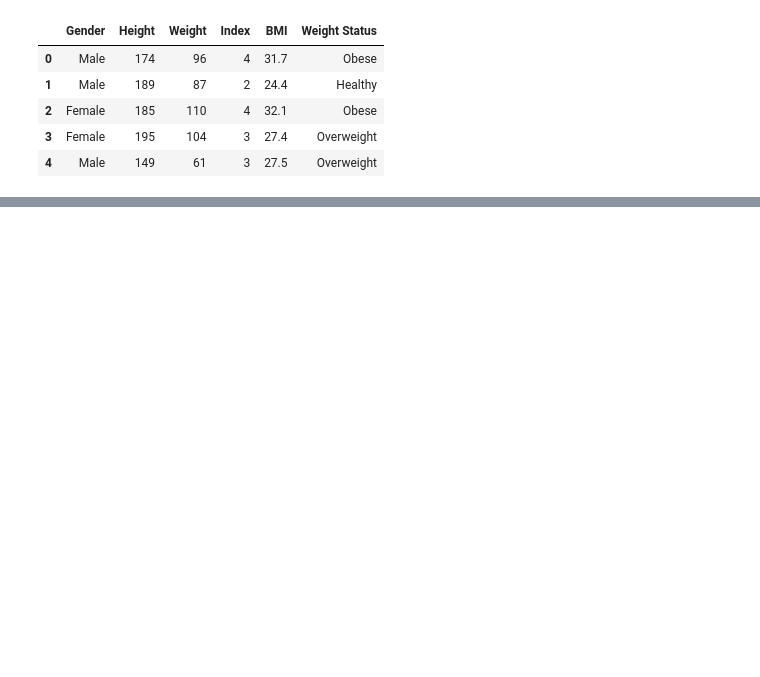
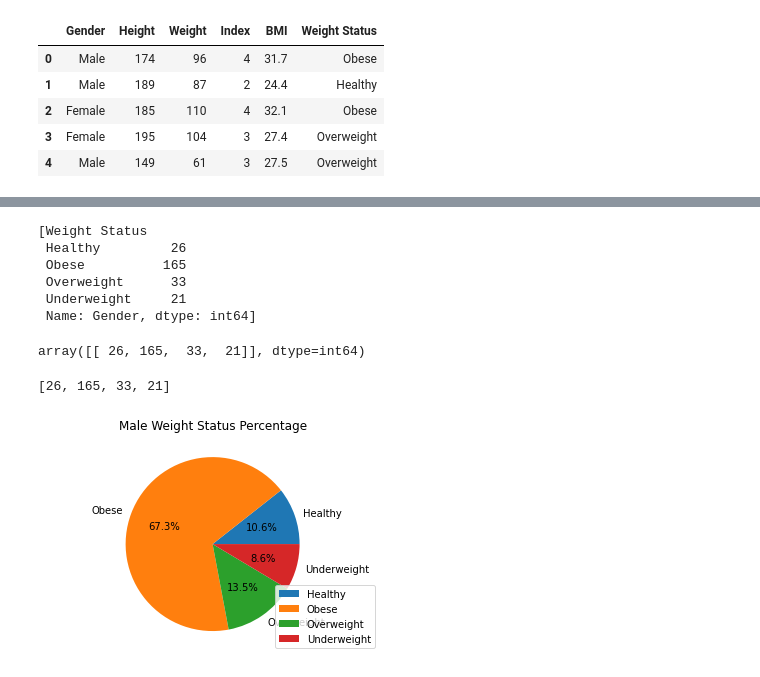
Before and after one commit to Forcystus91/Strive_challenge, a Jupyter notebook: strve_nutrition.ipynb, the cells around one changed output, grey strips where cells are left out. Cells and saved outputs as stored; diff of their text form; code cells hidden in the pictures; blank space fills up the shorter version.

```diff
--- a/strve_nutrition.ipynb
+++ b/strve_nutrition.ipynb
@@ -38,0 +91,3 @@ data.head()
+# %%
+status_group_male = data_male.groupby(["Weight Status"]).count()
+status_group_male
@@ -38,0 +101,33 @@ data.head()
+# %%
+status_count_male = [status_group_male["Gender"]]
+status_count_male
+# %% [output]
+[Weight Status
+ Healthy         26
+ Obese          165
+ Overweight      33
+ Underweight     21
+ Name: Gender, dtype: int64]
+# %%
+status_values = np.array(status_count_male)
+status_values
+# %% [output]
+array([[ 26, 165,  33,  21]], dtype=int64)
+# %%
+list1 = status_values.tolist()
+list1
+status_value_list = []
+for x in list1[0]:
+    status_value_list.append(x)
+status_value_list
+# %% [output]
+[26, 165, 33, 21]
+# %%
+labels = ["Healthy", "Obese", "Overweight", "Underweight"]
+plt.axis("equal")
+plt.pie(status_value_list, labels=labels, autopct='%1.1f%%')
+plt.legend(loc='lower right')
+plt.title('Male Weight Status Percentage')
+plt.show()
+# %% [output]
+[figure, added]
```
Also changed, not shown: parts of 15 cells of this notebook.
